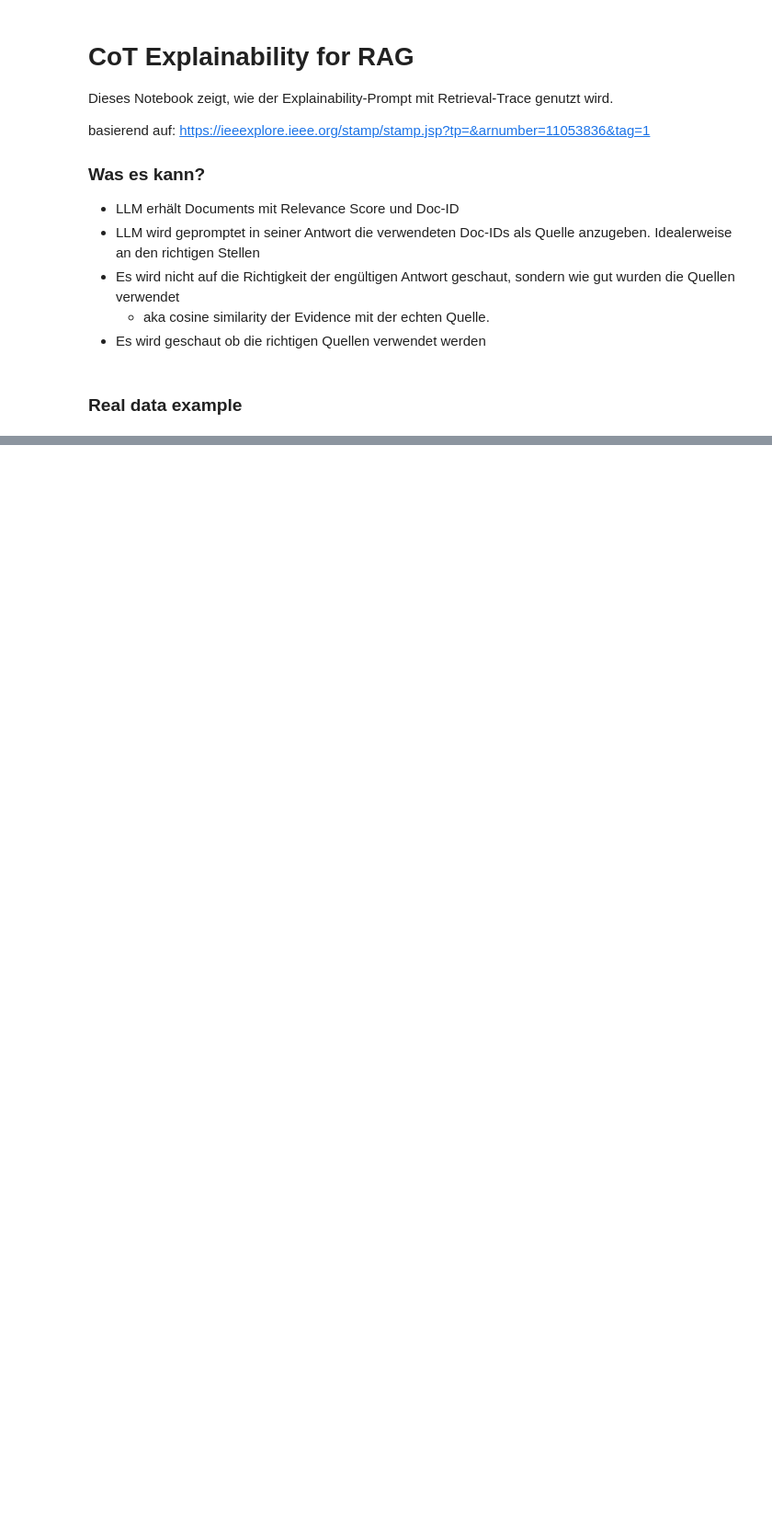
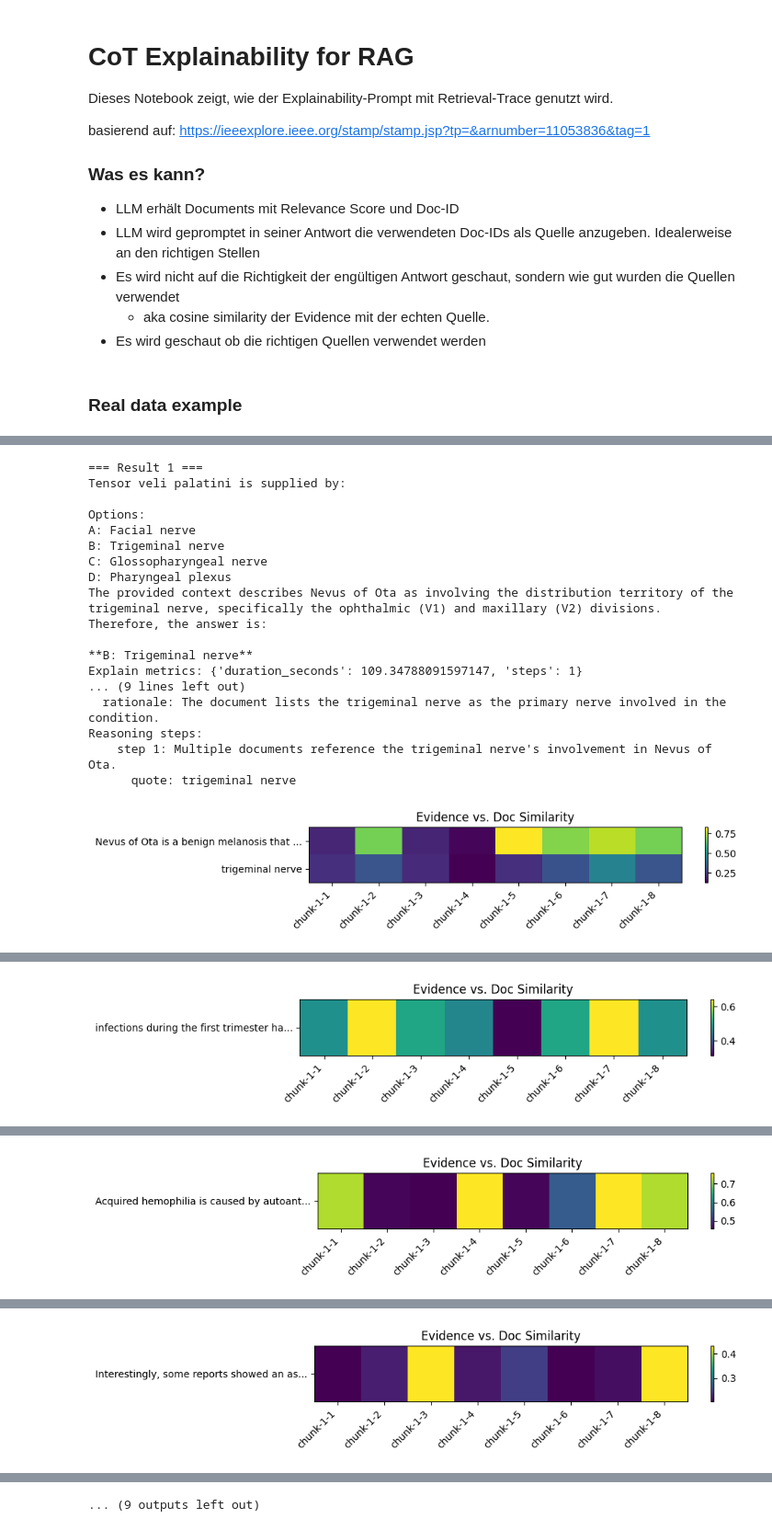
Before and after one commit to benediktveith/xai-rag, a Jupyter notebook: notebooks/cot_explaination.ipynb, the cells around one changed output, grey strips where cells are left out. Shown at 92% size. Saved outputs shown, nothing was run; the diff lists cells and outputs as text; code cells hidden in the pictures; blank space fills up the shorter version.

Commit message:
A lot of improvements about metrics

```diff
--- a/notebooks/cot_explaination.ipynb
+++ b/notebooks/cot_explaination.ipynb
@@ -105,0 +60,9 @@ page_content='In the United States, a person must be aged 35 or over to be Presi
+# %%
+stat_loader = StatPearlsDataLoader(root_dir=str(project_root / "data"))
+documents, stats = stat_loader.setup()
+
+rag_engine = RAGEngine(persist_dir=str(PERSIST_DIR))
+rag_engine.setup(documents=documents)
+
+multi_hop = MultiHopRAGEngine(rag_engine=rag_engine, llm_client=client, num_hops=NUM_HOPS)
+cot_evaluator = CoTEvaluator()
@@ -105,0 +150,56 @@ page_content='In the United States, a person must be aged 35 or over to be Presi
+# %%
+for i, res in enumerate(results):
+    print(f"=== Result {i + 1} ===")
+    print(res["question"])
+    print(res["final_answer"])
+
+    result = res["explanation"]
+    metrics = res["metrics"]
+    cot_metrics = res["cot_metrics"]
+    similarity = res["similarity"]
+    documents = res["documents"]
+
+    print("Explain metrics:", metrics)
+    print("CoT metrics:", cot_metrics)
+    print(CoTExplainable.prettify(result))
+
+    if similarity.get("scores"):
+        scores = np.array(similarity["scores"])
+        fig, ax = plt.subplots(figsize=(10, max(2, scores.shape[0] * 0.5)))
+        im = ax.imshow(scores, aspect="auto", cmap="viridis")
+        ax.set_xticks(range(len(similarity["doc_ids"])))
+        ax.set_xticklabels(similarity["doc_ids"], rotation=45, ha="right")
+        labels = []
+        for span in similarity["evidence_spans"]:
+            span = span.replace("\n", " ").strip()
+            labels.append(span[:40] + "..." if len(span) > 40 else span)
+        ax.set_yticks(range(len(labels)))
+        ax.set_yticklabels(labels)
+        fig.colorbar(im, ax=ax)
+        ax.set_title("Evidence vs. Doc Similarity")
+        plt.tight_layout()
+        plt.show()
+    else:
+        print("No similarity matrix to plot.")
+
+
+    print(f"=== Result {i + 1} END ===")
+# %% [output]
+=== Result 1 ===
+Tensor veli palatini is supplied by:
+
+Options:
+A: Facial nerve
+B: Trigeminal nerve
+C: Glossopharyngeal nerve
+D: Pharyngeal plexus
+The provided context describes Nevus of Ota as involving the distribution territory of the trigeminal nerve, specifically the ophthalmic (V1) and maxillary (V2) divisions.  Therefore, the answer is:
+
+**B: Trigeminal nerve**
+Explain metrics: {'duration_seconds': 109.34788091597147, 'steps': 1}
+... (9 lines left out)
+  rationale: The document lists the trigeminal nerve as the primary nerve involved in the condition.
+Reasoning steps:
+    step 1: Multiple documents reference the trigeminal nerve's involvement in Nevus of Ota.
+      quote: trigeminal nerve
+[figure, added]
@@ -105,0 +224 @@ page_content='In the United States, a person must be aged 35 or over to be Presi
+[figure, added]
@@ -105,0 +242 @@ page_content='In the United States, a person must be aged 35 or over to be Presi
+[figure, added]
@@ -105,0 +261 @@ page_content='In the United States, a person must be aged 35 or over to be Presi
+[figure, added]
@@ -105,0 +298 @@ page_content='In the United States, a person must be aged 35 or over to be Presi
+... (9 outputs left out)
```
Also changed, not shown: parts of 14 cells of this notebook, 11 other files.
